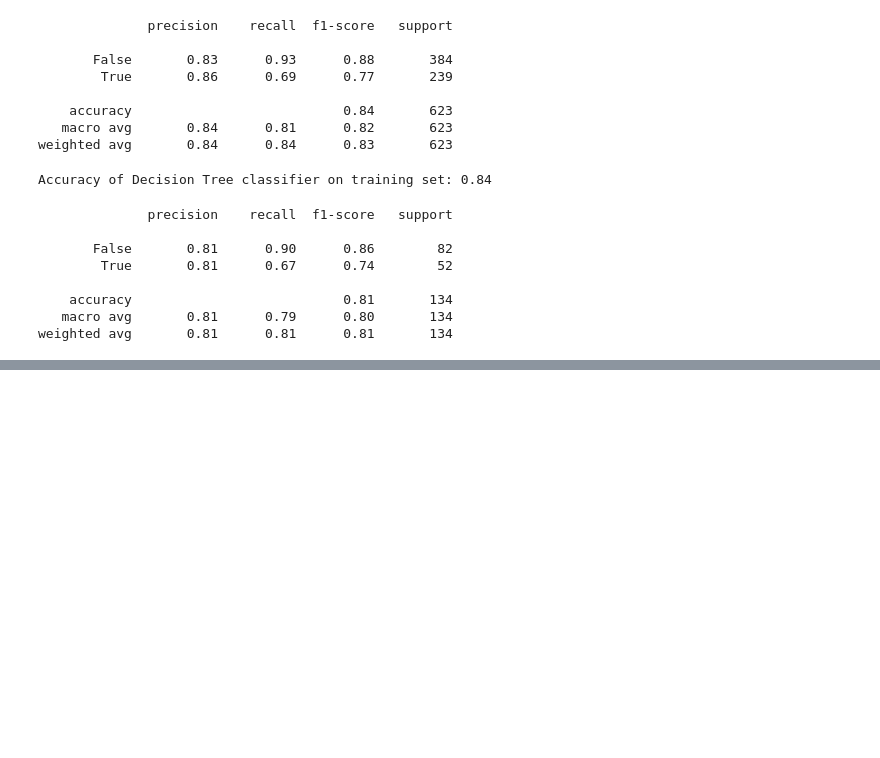
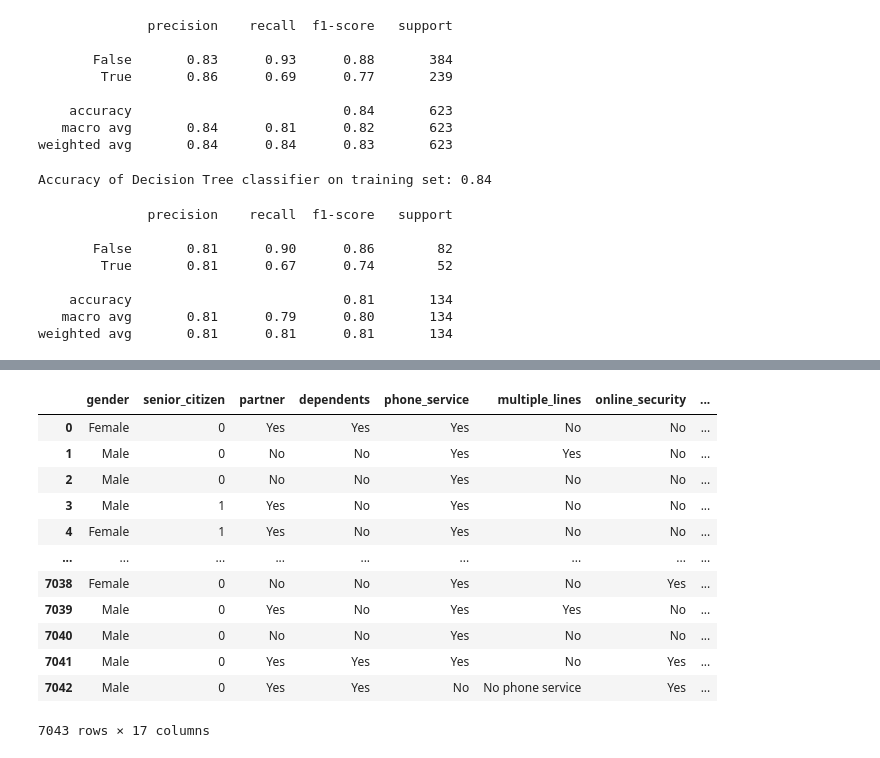
Before and after one commit to wherrickjr/classification-exercises, a Jupyter notebook: decision_tree.ipynb, the cells around one changed output, grey strips where cells are left out. Saved outputs shown, nothing was run; the diff lists cells and outputs as text; code cells hidden in the pictures; blank space fills up the shorter version.

```diff
--- a/decision_tree.ipynb
+++ b/decision_tree.ipynb
@@ -332,0 +353,20 @@ weighted avg       0.81      0.81      0.81       134
+# %%
+cols_to_drop = ['customer_id', 'unnamed: 0', 'internet_service_type_id', 'contract_type_id'
+                , 'payment_type_id','monthly_charges', 'total_charges', 'tenure']
+telco.drop(columns = cols_to_drop, inplace = True)
+# %%
+telco
+# %% [output]
+|  | gender | senior_citizen | partner | dependents | phone_service | multiple_lines | online_security | ... |
+| 0 | Female | 0 | Yes | Yes | Yes | No | No | ... |
+| 1 | Male | 0 | No | No | Yes | Yes | No | ... |
+| 2 | Male | 0 | No | No | Yes | No | No | ... |
+| 3 | Male | 1 | Yes | No | Yes | No | No | ... |
+| 4 | Female | 1 | Yes | No | Yes | No | No | ... |
+| ... | ... | ... | ... | ... | ... | ... | ... | ... |
+| 7038 | Female | 0 | No | No | Yes | No | Yes | ... |
+| 7039 | Male | 0 | Yes | No | Yes | Yes | No | ... |
+| 7040 | Male | 0 | No | No | Yes | No | No | ... |
+| 7041 | Male | 0 | Yes | Yes | Yes | No | Yes | ... |
+| 7042 | Male | 0 | Yes | Yes | No | No phone service | Yes | ... |
+7043 rows × 17 columns
```
Also changed, not shown: parts of 19 cells of this notebook.
